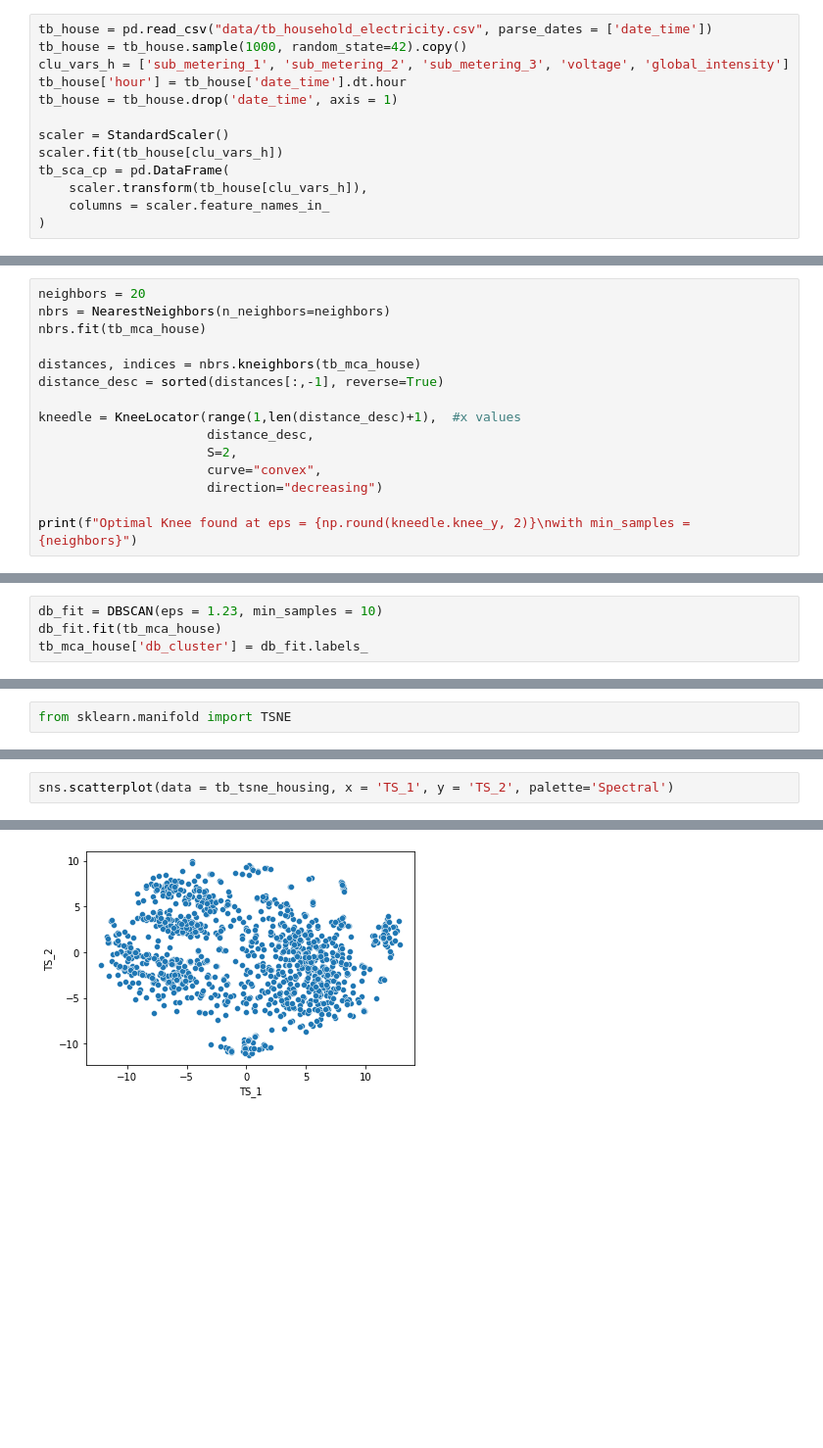
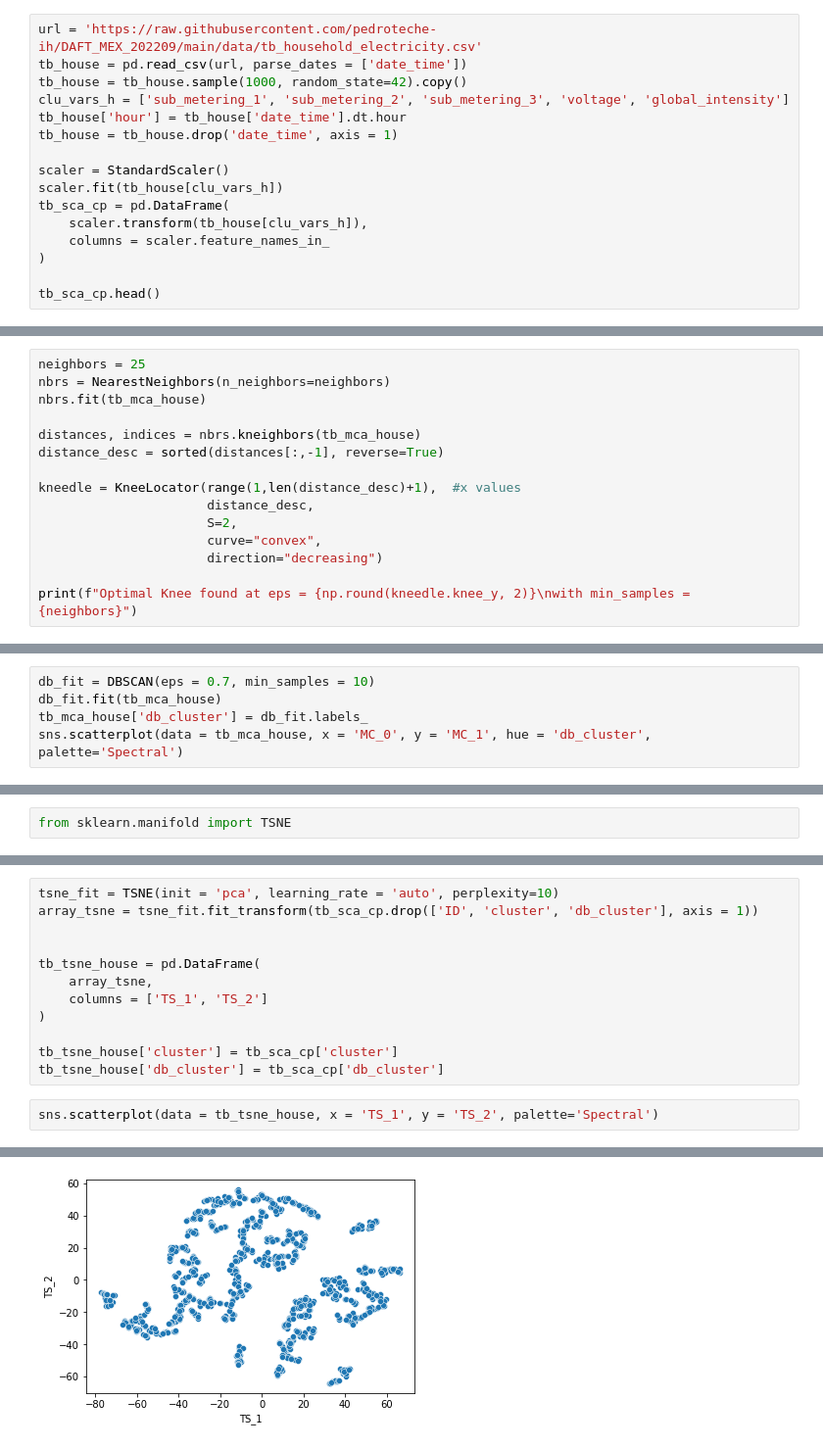
Before and after one commit to pedroteche-ih/DAFT_MEX_202209, a Jupyter notebook: Clustering Features.ipynb, the cells around one changed output, grey strips where cells are left out. Shown at 98% size. Drawn from its saved outputs; the diff is of its cells as text; blank space fills up the shorter version.

```diff
--- a/Clustering Features.ipynb
+++ b/Clustering Features.ipynb
@@ -163,7 +144,8 @@ sns.scatterplot(data = tb_mca_nypd, x = 'MC_0', y = 'MC_1', hue = 'cluster')
 # %% [markdown]
 ## Using MDS for Clustering
 # %%
-tb_house = pd.read_csv("data/tb_household_electricity.csv", parse_dates = ['date_time'])
+url = 'https://raw.githubusercontent.com/pedroteche-ih/DAFT_MEX_202209/main/data/tb_household_electricity.csv'
+tb_house = pd.read_csv(url, parse_dates = ['date_time'])
 tb_house = tb_house.sample(1000, random_state=42).copy()
 clu_vars_h = ['sub_metering_1', 'sub_metering_2', 'sub_metering_3', 'voltage', 'global_intensity']
 tb_house['hour'] = tb_house['date_time'].dt.hour
@@ -175,3 +157,5 @@ tb_sca_cp = pd.DataFrame(
     scaler.transform(tb_house[clu_vars_h]),
     columns = scaler.feature_names_in_
 )
+
+tb_sca_cp.head()
@@ -211,5 +224,5 @@ sns.scatterplot(data = tb_mca_house, x = 'MC_0', y = 'MC_1', hue = 'cluster')
 # %%
-neighbors = 20
+neighbors = 25
 nbrs = NearestNeighbors(n_neighbors=neighbors)
 nbrs.fit(tb_mca_house)
 
@@ -229,4 +242,5 @@ with min_samples = 20
 # %%
-db_fit = DBSCAN(eps = 1.23, min_samples = 10)
+db_fit = DBSCAN(eps = 0.7, min_samples = 10)
 db_fit.fit(tb_mca_house)
 tb_mca_house['db_cluster'] = db_fit.labels_
+sns.scatterplot(data = tb_mca_house, x = 'MC_0', y = 'MC_1', hue = 'db_cluster', palette='Spectral')
@@ -257,3 +278,15 @@ tb_tsne_housing['SalePrice'] = tb_housing_num['SalePrice']
+# %%
+tsne_fit = TSNE(init = 'pca', learning_rate = 'auto', perplexity=10)
+array_tsne = tsne_fit.fit_transform(tb_sca_cp.drop(['ID', 'cluster', 'db_cluster'], axis = 1))
+
+
+tb_tsne_house = pd.DataFrame(
+    array_tsne,
+    columns = ['TS_1', 'TS_2']
+)
+
+tb_tsne_house['cluster'] = tb_sca_cp['cluster']
+tb_tsne_house['db_cluster'] = tb_sca_cp['db_cluster']
 # %%
-sns.scatterplot(data = tb_tsne_housing, x = 'TS_1', y = 'TS_2', palette='Spectral')
+sns.scatterplot(data = tb_tsne_house, x = 'TS_1', y = 'TS_2', palette='Spectral')
 # %% [output]
@@ -261 +294 @@ sns.scatterplot(data = tb_tsne_housing, x = 'TS_1', y = 'TS_2', palette='Spectra
-[figure, old version]
+[figure, new version]
```
Also changed, not shown: parts of 25 cells of this notebook.
